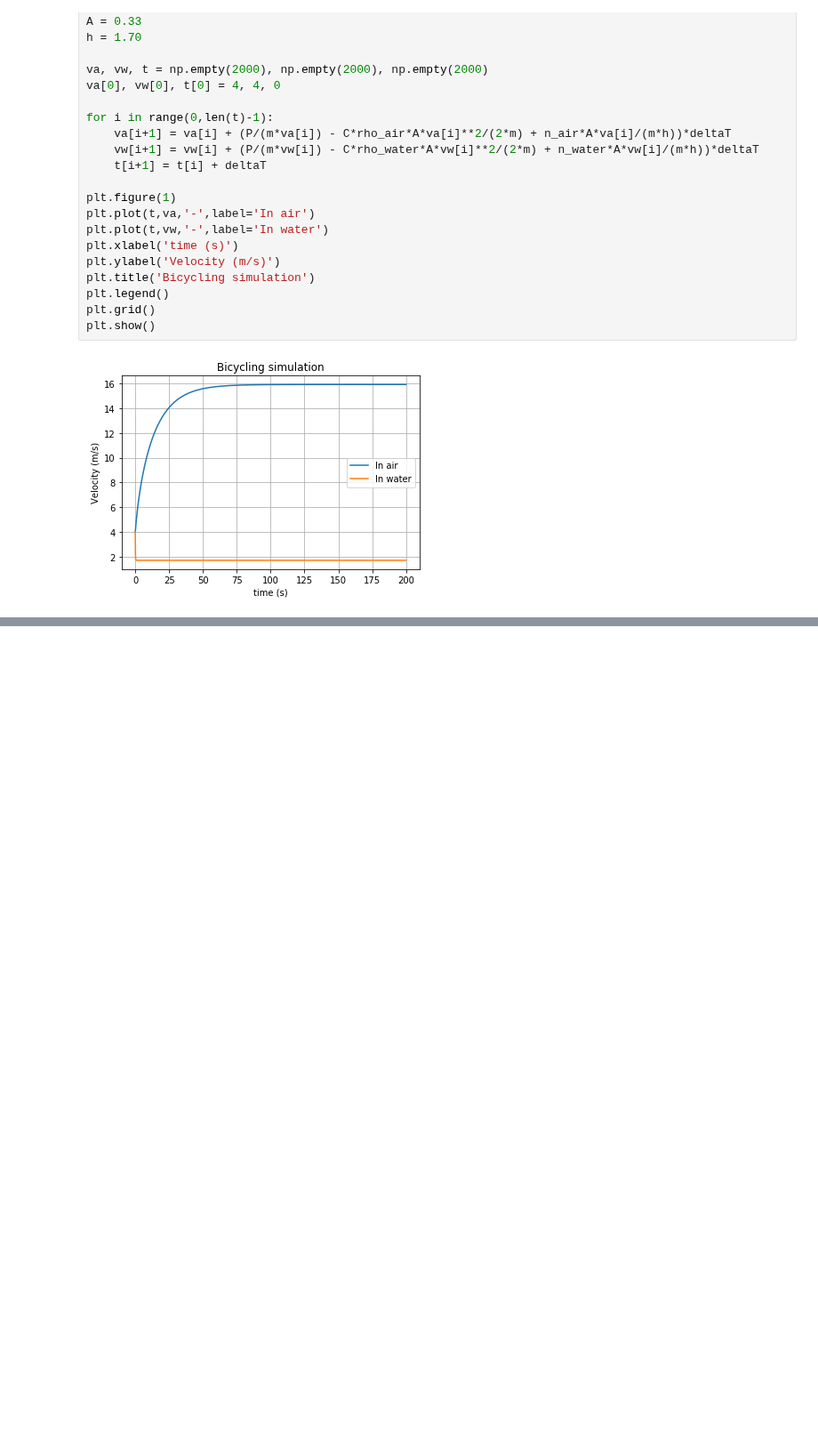
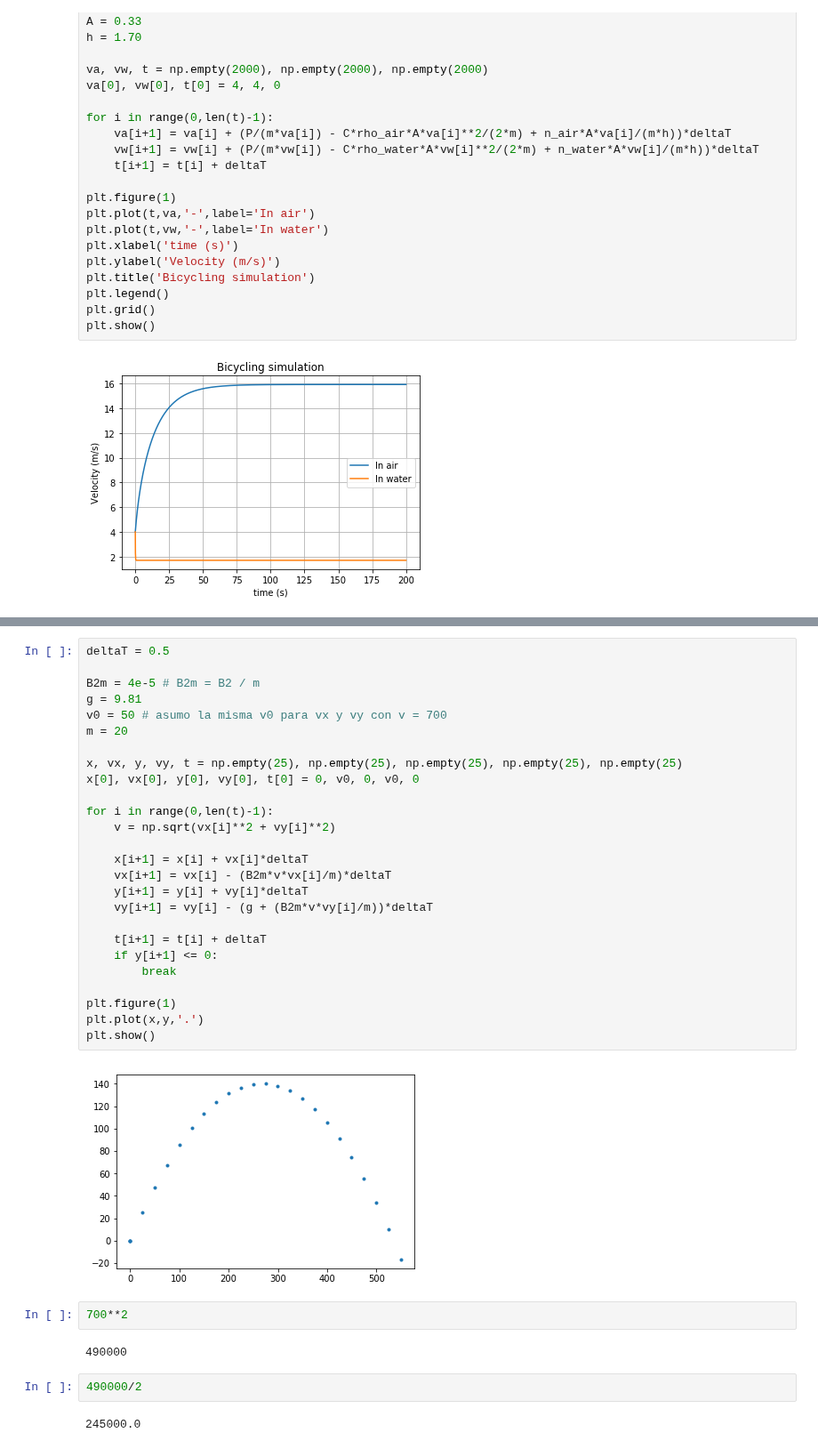
Before and after one commit to ignaciop/python_varios, a Jupyter notebook: nakanishi-giordano-cap2.ipynb, the cells around one changed output, grey strips where cells are left out. Shown at 89% size. Cells and saved outputs as stored; diff of their text form; blank space fills up the shorter version.

```diff
--- a/nakanishi-giordano-cap2.ipynb
+++ b/nakanishi-giordano-cap2.ipynb
@@ -82,0 +175,36 @@ plt.show()
+# %%
+deltaT = 0.5
+
+B2m = 4e-5 # B2m = B2 / m
+g = 9.81
+v0 = 50 # asumo la misma v0 para vx y vy con v = 700
+m = 20
+
+x, vx, y, vy, t = np.empty(25), np.empty(25), np.empty(25), np.empty(25), np.empty(25)
+x[0], vx[0], y[0], vy[0], t[0] = 0, v0, 0, v0, 0
+
+for i in range(0,len(t)-1):
+    v = np.sqrt(vx[i]**2 + vy[i]**2)
+
+    x[i+1] = x[i] + vx[i]*deltaT
+    vx[i+1] = vx[i] - (B2m*v*vx[i]/m)*deltaT
+    y[i+1] = y[i] + vy[i]*deltaT
+    vy[i+1] = vy[i] - (g + (B2m*v*vy[i]/m))*deltaT
+
+    t[i+1] = t[i] + deltaT
+    if y[i+1] <= 0:
+        break
+
+plt.figure(1)
+plt.plot(x,y,'.')
+plt.show()
+# %% [output]
+[figure, added]
+# %%
+700**2
+# %% [output]
+490000
+# %%
+490000/2
+# %% [output]
+245000.0
```
Also changed, not shown: parts of 5 cells of this notebook.
